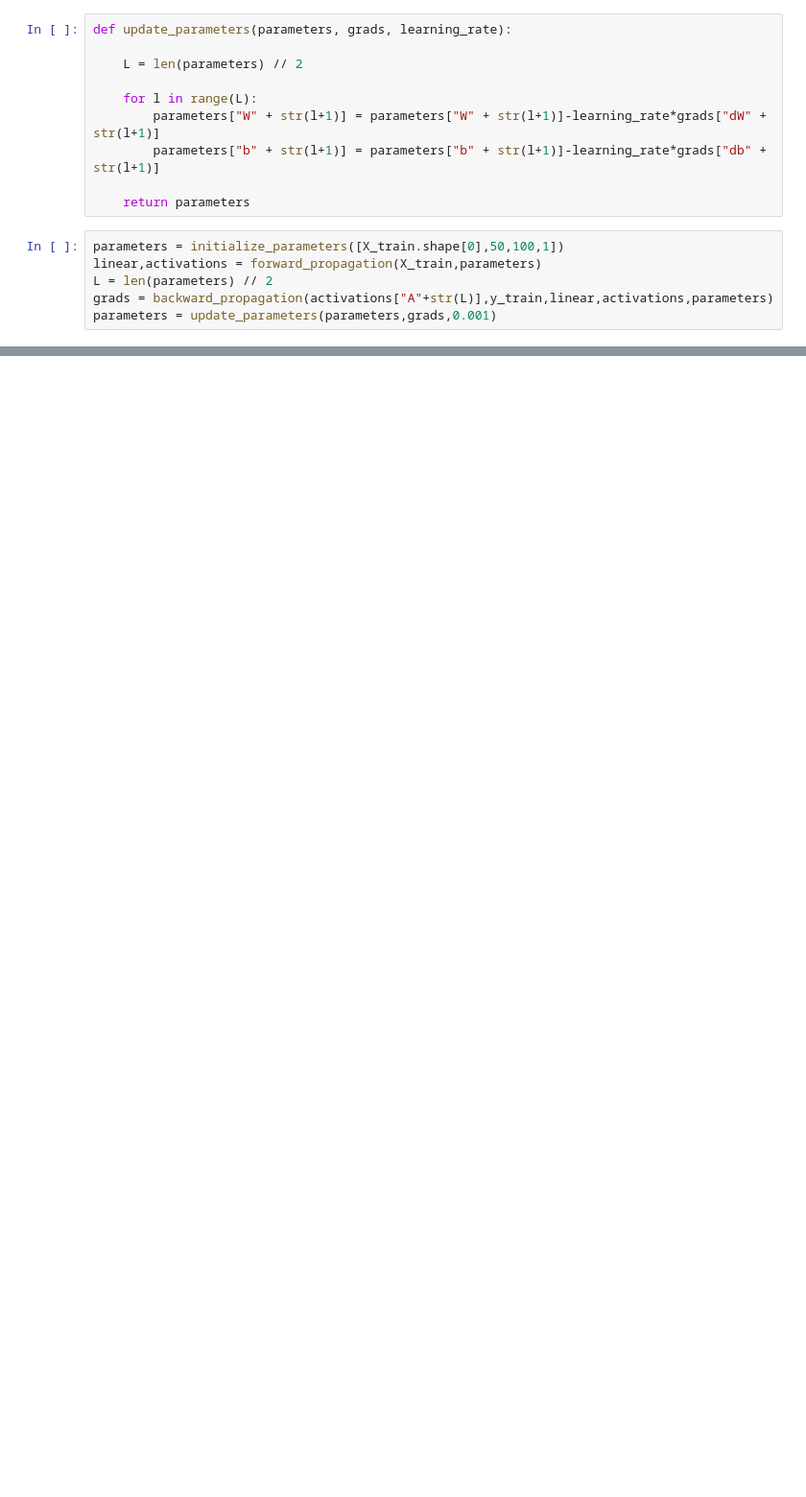
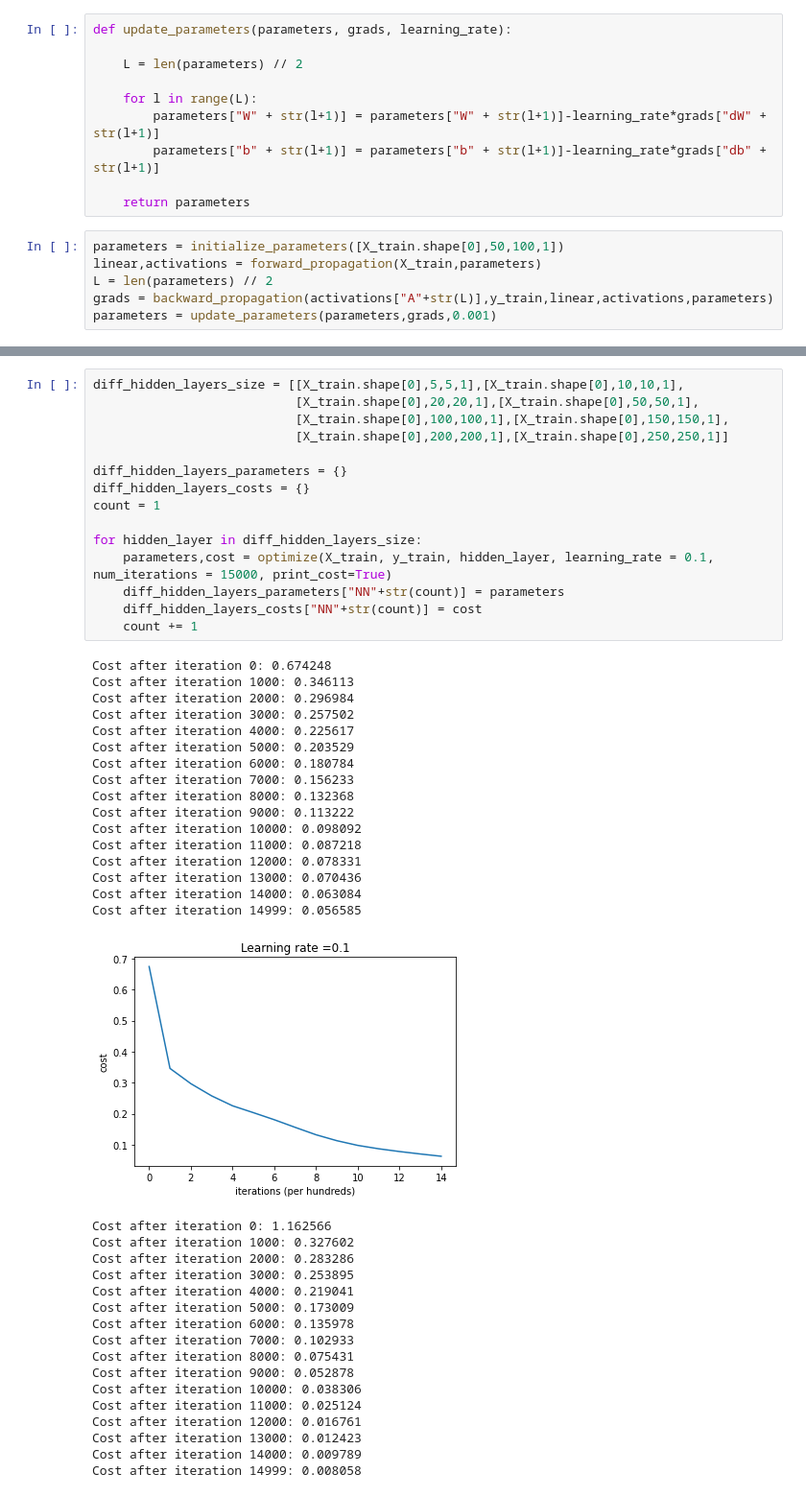
Before and after one commit to 3mad10/CI, a Jupyter notebook: Model_sigmoid_activation.ipynb, the cells around one changed output, grey strips where cells are left out. Shown at 96% size. Cells and saved outputs as stored; diff of their text form; blank space fills up the shorter version.

```diff
--- a/Model_sigmoid_activation.ipynb
+++ b/Model_sigmoid_activation.ipynb
@@ -127,0 +211,49 @@ Cost after iteration 10000: 0.009296
+# %%
+diff_hidden_layers_size = [[X_train.shape[0],5,5,1],[X_train.shape[0],10,10,1],
+                           [X_train.shape[0],20,20,1],[X_train.shape[0],50,50,1],
+                           [X_train.shape[0],100,100,1],[X_train.shape[0],150,150,1],
+                           [X_train.shape[0],200,200,1],[X_train.shape[0],250,250,1]]
+
+diff_hidden_layers_parameters = {}
+diff_hidden_layers_costs = {}
+count = 1
+
+for hidden_layer in diff_hidden_layers_size:
+    parameters,cost = optimize(X_train, y_train, hidden_layer, learning_rate = 0.1, num_iterations = 15000, print_cost=True)
+    diff_hidden_layers_parameters["NN"+str(count)] = parameters
+    diff_hidden_layers_costs["NN"+str(count)] = cost
+    count += 1
+# %% [output]
+Cost after iteration 0: 0.674248
+Cost after iteration 1000: 0.346113
+Cost after iteration 2000: 0.296984
+Cost after iteration 3000: 0.257502
+Cost after iteration 4000: 0.225617
+Cost after iteration 5000: 0.203529
+Cost after iteration 6000: 0.180784
+Cost after iteration 7000: 0.156233
+Cost after iteration 8000: 0.132368
+Cost after iteration 9000: 0.113222
+Cost after iteration 10000: 0.098092
+Cost after iteration 11000: 0.087218
+Cost after iteration 12000: 0.078331
+Cost after iteration 13000: 0.070436
+Cost after iteration 14000: 0.063084
+Cost after iteration 14999: 0.056585
+[figure, added]
+Cost after iteration 0: 1.162566
+Cost after iteration 1000: 0.327602
+Cost after iteration 2000: 0.283286
+Cost after iteration 3000: 0.253895
+Cost after iteration 4000: 0.219041
+Cost after iteration 5000: 0.173009
+Cost after iteration 6000: 0.135978
+Cost after iteration 7000: 0.102933
+Cost after iteration 8000: 0.075431
+Cost after iteration 9000: 0.052878
+Cost after iteration 10000: 0.038306
+Cost after iteration 11000: 0.025124
+Cost after iteration 12000: 0.016761
+Cost after iteration 13000: 0.012423
+Cost after iteration 14000: 0.009789
+Cost after iteration 14999: 0.008058
```
Also changed, not shown: parts of 30 cells of this notebook, 4 other files.
